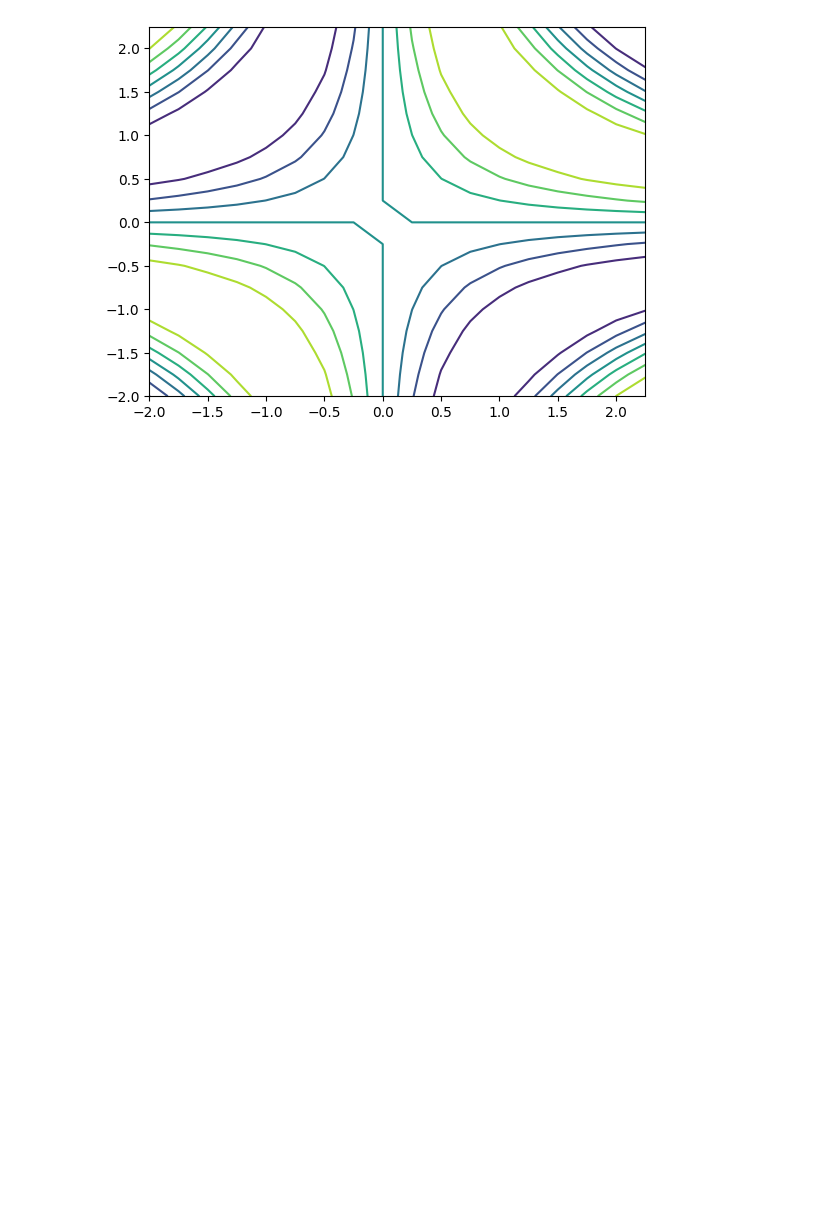
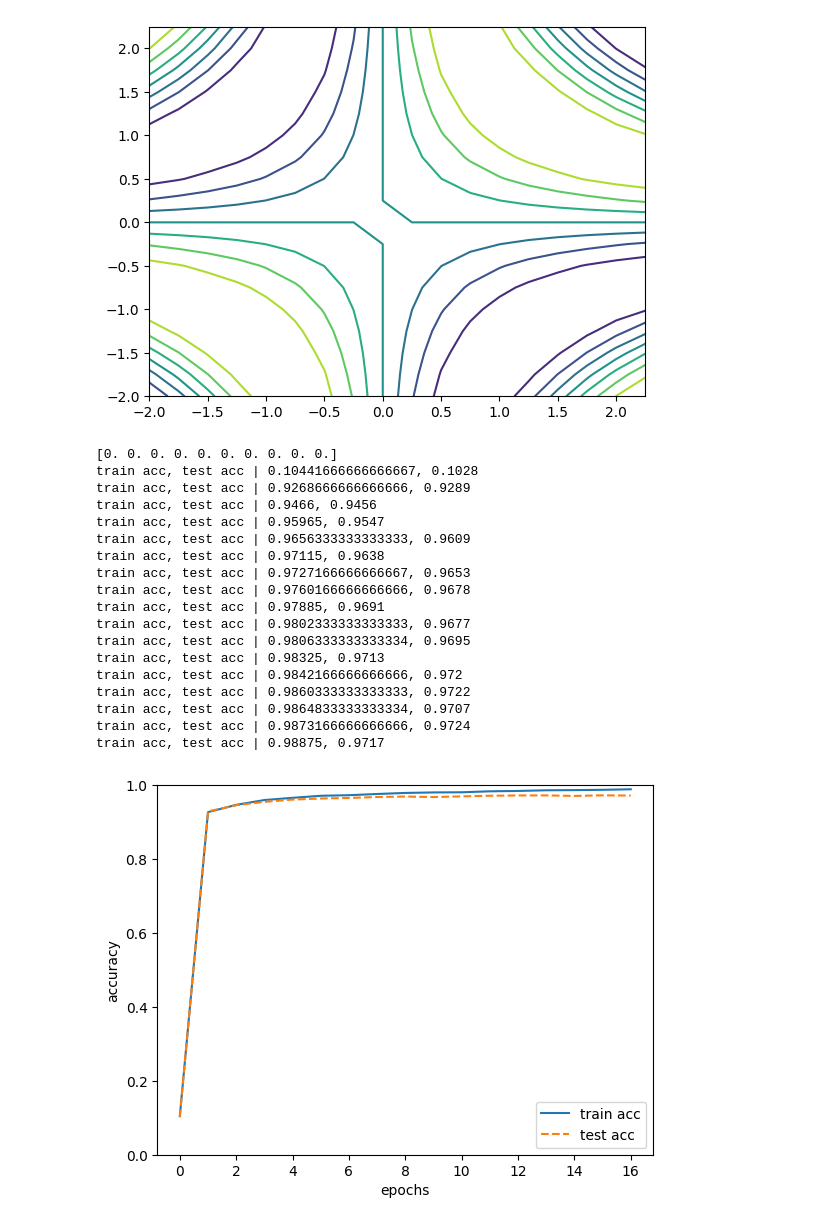
Before and after one commit to wapj/gyus-ai-study, a Jupyter notebook: deep-learning-from-scratch/chapter4.ipynb, the cells around one changed output. Drawn from its saved outputs; the diff is of its cells as text; code cells hidden in the pictures; blank space fills up the shorter version.

```diff
--- a/deep-learning-from-scratch/chapter4.ipynb
+++ b/deep-learning-from-scratch/chapter4.ipynb
@@ -150,4 +147,81 @@ draw3d(X, Y, Z)
 <Figure size 640x480 with 0 Axes>
 [figure]
 # %%
+import numpy as np
+import matplotlib.pyplot as plt
 from two_layer_net import TwoLayerNet
+from dataset.mnist import load_mnist
+
+(x_train, t_train), (x_test, t_test) = load_mnist(normalize=True, one_hot_label=True)
+
+network = TwoLayerNet(input_size=784, hidden_size=50, output_size=10)
+
+
+print(network.params.get('b2'))
+
+iters_num = 10000
+train_size = x_train.shape[0]
+batch_size = 100
+learning_rate = 1.0
+
+train_loss_list = []
+train_acc_list = []
+test_acc_list = []
+
+# 1에폭당 반복 수
+iter_per_epoch = max(train_size / batch_size, 1)
+
+for i in range(iters_num):
+    batch_mask = np.random.choice(train_size, batch_size)
+    x_batch = x_train[batch_mask]
+    t_batch = t_train[batch_mask]
+
+    # 기울기 계산
+    grad = network.gradient(x_batch, t_batch)
+
+    # 매개변수 갱신
+    for key in ('W1', 'b1', 'W2', 'b2'):
+        network.params[key] -= learning_rate * grad[key]
+
+    # 학습 경과 기록
+    loss = network.loss(x_batch, t_batch)
+    train_loss_list.append(loss)
+
+    # 1에폭당 정확도 계산
+    if i % iter_per_epoch == 0:
+        train_acc = network.accuracy(x_train, t_train)
+        test_acc = network.accuracy(x_test, t_test)
+        train_acc_list.append(train_acc)
+        test_acc_list.append(test_acc)
+        print(f"train acc, test acc | {train_acc}, {test_acc}")
+
+
+makers = {'train': 'o', 'test': 's'}
+x = np.arange(len(train_acc_list))
+plt.plot(x, train_acc_list, label="train acc")
+plt.plot(x, test_acc_list, label="test acc", linestyle="--")
+plt.xlabel("epochs")
+plt.ylabel("accuracy")
+plt.ylim(0, 1.0)
+plt.legend(loc="lower right")
+plt.show()
+# %% [output]
+[0. 0. 0. 0. 0. 0. 0. 0. 0. 0.]
+train acc, test acc | 0.10441666666666667, 0.1028
+train acc, test acc | 0.9268666666666666, 0.9289
+train acc, test acc | 0.9466, 0.9456
+train acc, test acc | 0.95965, 0.9547
+train acc, test acc | 0.9656333333333333, 0.9609
+train acc, test acc | 0.97115, 0.9638
+train acc, test acc | 0.9727166666666667, 0.9653
+train acc, test acc | 0.9760166666666666, 0.9678
+train acc, test acc | 0.97885, 0.9691
+train acc, test acc | 0.9802333333333333, 0.9677
+train acc, test acc | 0.9806333333333334, 0.9695
+train acc, test acc | 0.98325, 0.9713
+train acc, test acc | 0.9842166666666666, 0.972
+train acc, test acc | 0.9860333333333333, 0.9722
+train acc, test acc | 0.9864833333333334, 0.9707
+train acc, test acc | 0.9873166666666666, 0.9724
+train acc, test acc | 0.98875, 0.9717
+[figure, added]
```
Also changed, not shown: parts of 1 cell of this notebook, 4 other files.
